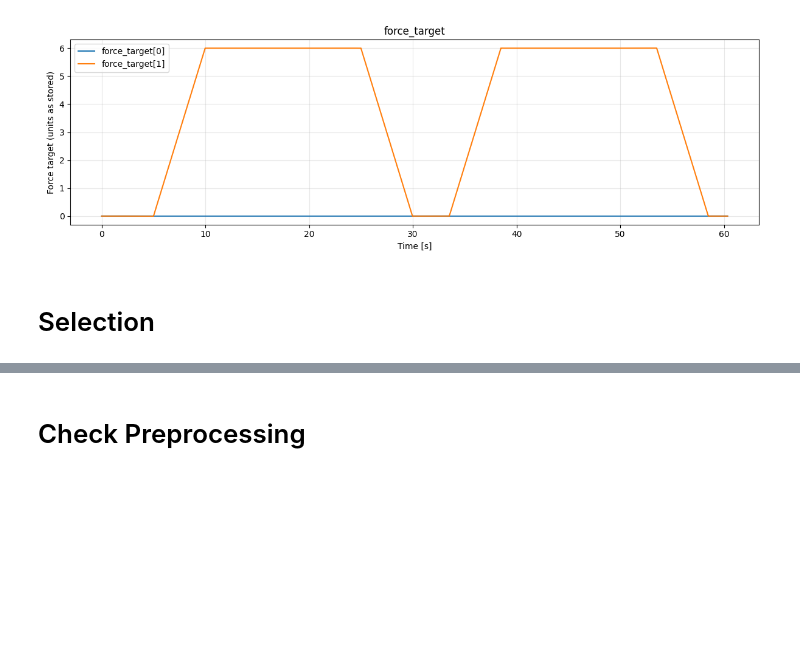
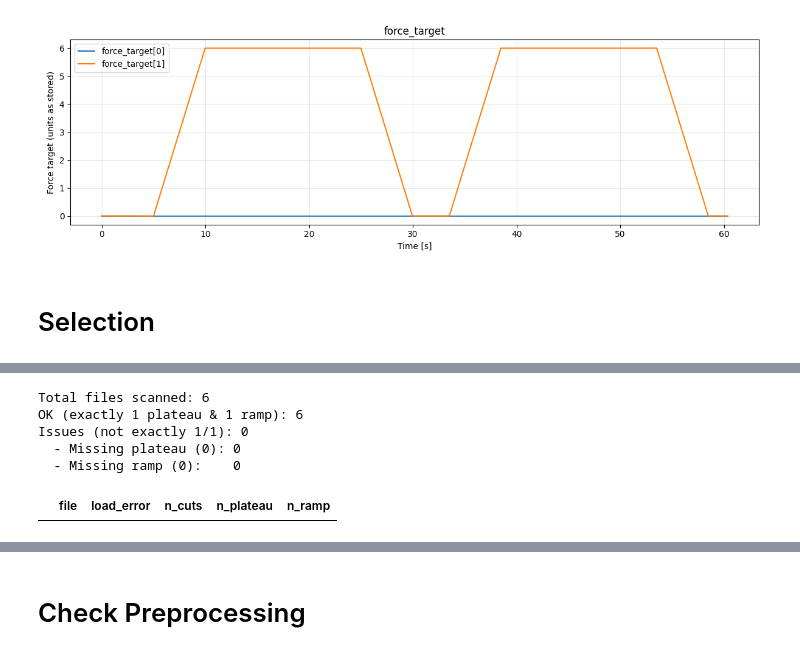
Before and after one commit to Jihagen/IntMS_EEG, a Jupyter notebook: data/preprocessing/forces.ipynb, the cells around one changed output, grey strips where cells are left out. Cells and saved outputs as stored; diff of their text form; code cells hidden in the pictures; blank space fills up the shorter version.

```diff
--- a/data/preprocessing/forces.ipynb
+++ b/data/preprocessing/forces.ipynb
@@ -1310,0 +1405,77 @@ plt.legend(); plt.grid(True, alpha=0.3); plt.tight_layout(); plt.show()
+# %%
+from pathlib import Path
+import numpy as np
+import pandas as pd
+
+# === CONFIG ===
+ROOT = Path("P5_combined")   # adjust if needed
+GLOB = "*_combined.npy"
+
+def _kind_of(entry):
+    try:
+        return str(entry.get("kind", "")).strip().lower()
+    except Exception:
+        return ""
+
+rows = []
+# Resolve files
+files = []
+if ROOT.is_dir():
+    files = sorted(ROOT.glob(GLOB))
+elif ROOT.exists() and ROOT.suffix == ".npy":
+    files = [ROOT]
+else:
+    files = sorted(Path(".").glob(str(ROOT)))
+
+for f in files:
+    try:
+        payload = np.load(f, allow_pickle=True).item()
+    except Exception as e:
+        rows.append({"file": str(f), "load_error": str(e),
+                     "n_cuts": np.nan, "n_plateau": np.nan, "n_ramp": np.nan})
+        continue
+
+    cuts = payload.get("cuts", [])
+    if not isinstance(cuts, list):
+        rows.append({"file": str(f), "load_error": None,
+                     "n_cuts": f"(not list: {type(cuts).__name__})",
+                     "n_plateau": np.nan, "n_ramp": np.nan})
+        continue
+
+    kinds = [_kind_of(c) for c in cuts]
+    rows.append({
+        "file": str(f.relative_to(ROOT.parent)) if ROOT.is_dir() else str(f),
+        "load_error": None,
+        "n_cuts": len(cuts),
+        "n_plateau": sum(k == "plateau" for k in kinds),
+        "n_ramp":    sum(k == "ramp" for k in kinds),
+    })
+
+df_all = pd.DataFrame(rows)
+for col in ["n_plateau", "n_ramp"]:
+    if col not in df_all.columns: df_all[col] = np.nan
+df_all["n_plateau"] = pd.to_numeric(df_all["n_plateau"], errors="coerce")
+df_all["n_ramp"]    = pd.to_numeric(df_all["n_ramp"],    errors="coerce")
+
+# --- summary ---
+ok_mask   = (df_all["n_plateau"] == 1) & (df_all["n_ramp"] == 1)
+bad_mask  = ~ok_mask
+missing_p = (df_all["n_plateau"].fillna(0) == 0)
+missing_r = (df_all["n_ramp"].fillna(0) == 0)
+
+print(f"Total files scanned: {len(df_all)}")
+print(f"OK (exactly 1 plateau & 1 ramp): {ok_mask.sum()}")
+print(f"Issues (not exactly 1/1): {bad_mask.sum()}")
+print(f"  - Missing plateau (0): {missing_p.sum()}")
+print(f"  - Missing ramp (0):    {missing_r.sum()}")
+
+# Show only problem files
+df_issues = df_all[bad_mask].sort_values("file").reset_index(drop=True)
+df_issues
+# %% [output]
+Total files scanned: 6
+OK (exactly 1 plateau & 1 ramp): 6
+Issues (not exactly 1/1): 0
+  - Missing plateau (0): 0
+  - Missing ramp (0):    0
+|  | file | load_error | n_cuts | n_plateau | n_ramp |
```
Also changed, not shown: parts of 8 cells of this notebook, 1 other file.
